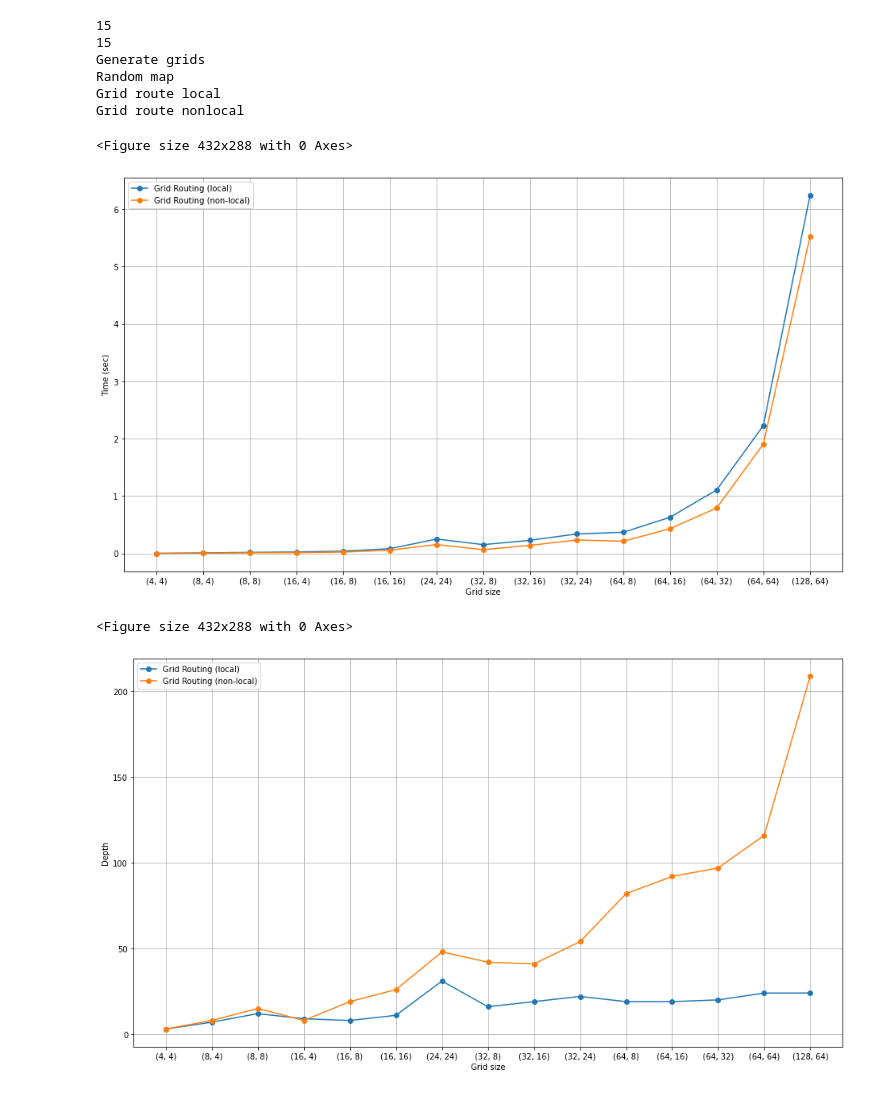
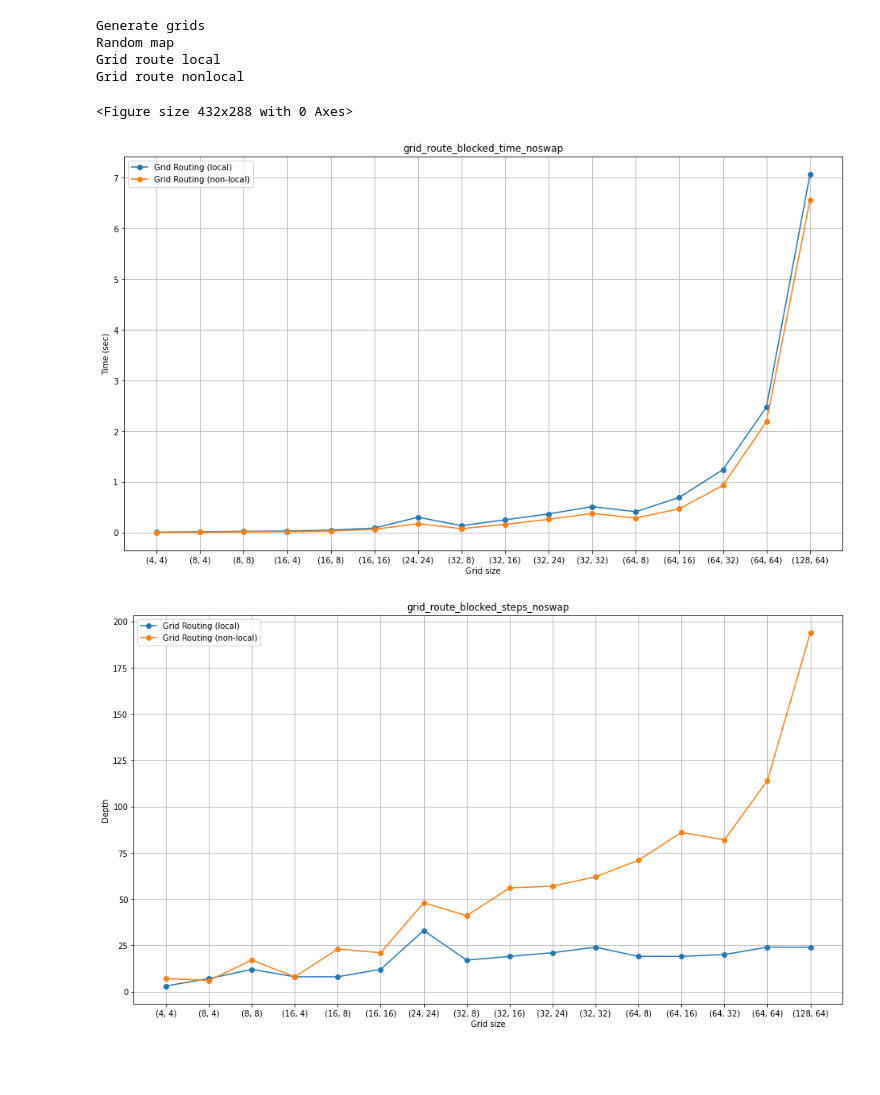
Before and after one commit to rtohid/qtranspilation, a Jupyter notebook: examples/grid_routing.ipynb, the cells around one changed output. Drawn from its saved outputs; the diff is of its cells as text; code cells hidden in the pictures; blank space fills up the shorter version.

```diff
--- a/examples/grid_routing.ipynb
+++ b/examples/grid_routing.ipynb
@@ -199,12 +205,11 @@ from qtranspiler.utils import blocked_random_map, random_map, profile_func
 from matplotlib import pyplot as plt
 
 grid_dimensions = [(4, 4), (8, 4), (8, 8), (16, 4), (16, 8), (16, 16),
-                   (24, 24), (32, 8), (32, 16), (32, 24), (64, 8), (64, 16),
-                   (64, 32), (64, 64), (128, 64)]
+                   (24, 24), (32, 8), (32, 16), (32, 24), (32, 32), (64, 8),
+                   (64, 16), (64, 32), (64, 64), (128, 64)]
 
-block_sizes = [(2, 2), (2, 2), (2, 2), (4, 2), (4, 4), (4, 4),
-               (4, 4), (4, 4), (4, 4), (4, 4), (8, 2), (8, 4), (8, 8), (8, 8),
-               (16, 8)]
+block_sizes = [(2, 2), (2, 2), (2, 2), (4, 2), (4, 4), (4, 4), (4, 4), (4, 4),
+               (4, 4), (4, 4), (4, 4), (8, 2), (8, 4), (8, 8), (8, 8), (16, 8)]
 
 print("Generate grids")
 grids = [Grid(*grid) for grid in grid_dimensions]
@@ -258,40 +263,41 @@ plt.plot(sizes, grid_timings_nonlocal, '-o', label='Grid Routing (non-local)')
 # plt.plot(sizes,
 #          approx_token_swap_timings,
 #          '-o',
 #          label='Approximate Token Swapping')
 plt.legend()
 plt.grid(True)
 plt.xlabel('Grid size')
 plt.ylabel('Time (sec)')
-plt.show()
+plt.title('grid_route_blocked_time_noswap')
+plt.savefig(f"grid_route_blocked_time_noswap.png")
+# plt.show()
 
 plt.figure(2)
 plt.figure(figsize=(16, 9))
 plt.plot(sizes, grid_steppings_local, '-o', label='Grid Routing (local)')
 plt.plot(sizes,
          grid_steppings_nonlocal,
          '-o',
          label='Grid Routing (non-local)')
 # plt.plot(sizes,
 #          approx_token_swap_steppings,
 #          '-o',
 #          label='Approximate Token Swapping')
 plt.legend()
 plt.grid(True)
 plt.xlabel('Grid size')
 plt.ylabel('Depth')
-plt.show()
+plt.title('grid_route_blocked_steps_noswap')
+plt.savefig(f"grid_route_blocked_steps_noswap.png")
+# plt.show()
 # %% [output]
-15
-15
 Generate grids
 Random map
 Grid route local
 Grid route nonlocal
 <Figure size 432x288 with 0 Axes>
-[figure, old version]
+[figure, new version]
-<Figure size 432x288 with 0 Axes>
-[figure, old version]
+[figure, new version]
 # %%
 from qtranspiler.architectures import Grid
 from qtranspiler.routing.algorithms import approx_token_swapping
```
Also changed, not shown: parts of 4 cells of this notebook, 10 other files.
